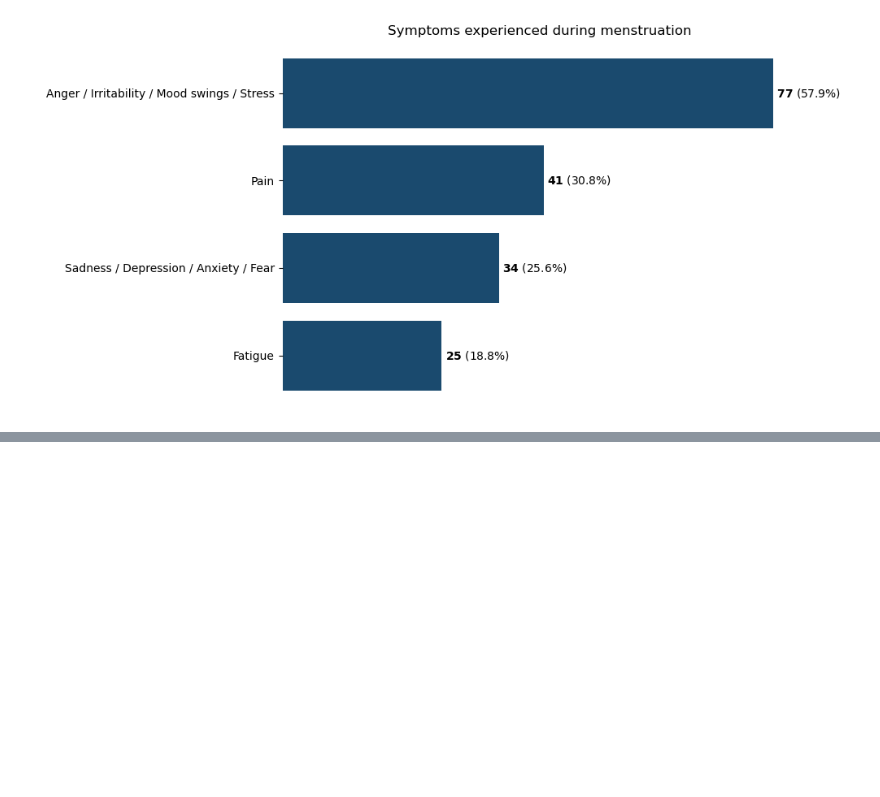
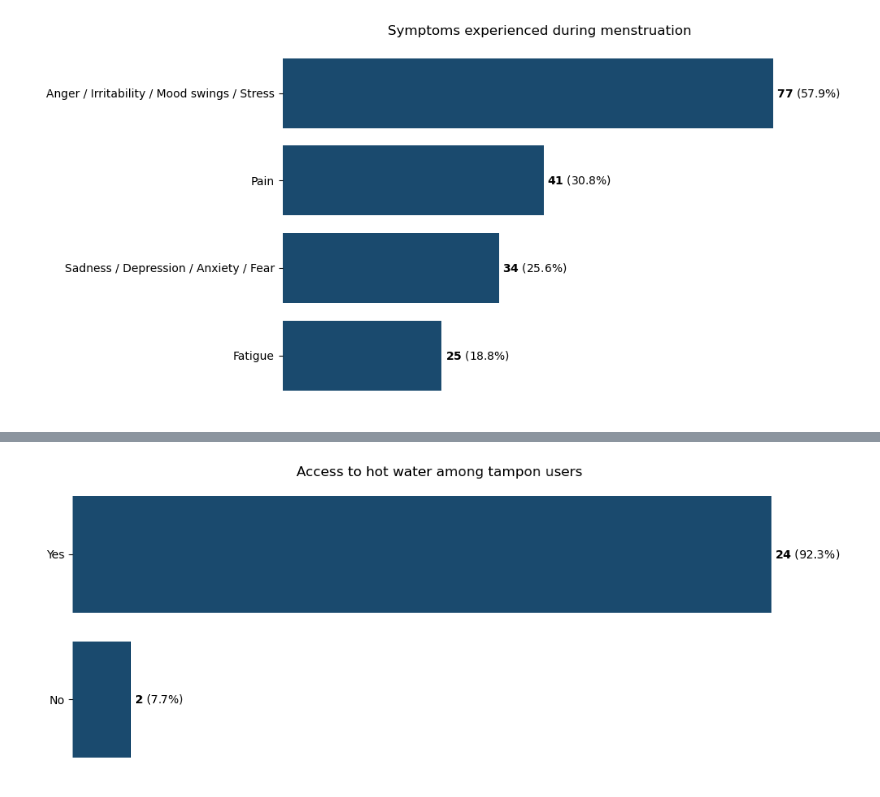
Before and after one commit to hovancas/Bardejov-research, a Jupyter notebook: bardejov_data.ipynb, the cells around one changed output, grey strips where cells are left out. Cells and saved outputs as stored; diff of their text form; code cells hidden in the pictures; blank space fills up the shorter version.

```diff
--- a/bardejov_data.ipynb
+++ b/bardejov_data.ipynb
@@ -487,0 +511,29 @@ plt.show()
+# %%
+## Number of respondents who use tampons but have limited access to hot water
+tampon_users = pre_data[pre_data['Používané porteby: Tampóny'] == 1]
+
+# Count hot water access among tampon users
+hot_water_counts = tampon_users['Prístup k teplej vode'].map(answer_map).value_counts()
+
+# Reorder
+order = ["Don't want to answer", 'No', 'Yes']
+hot_water_counts = hot_water_counts.reindex([x for x in order if x in hot_water_counts.index])
+
+# Plot
+fig, ax = plt.subplots(figsize=(10, 4))
+bars = ax.barh(hot_water_counts.index, hot_water_counts.values, color='#1a4a6e')
+
+# Add numbers with percentages (number in bold)
+total_tampon = len(tampon_users)
+ax.bar_label(bars, padding=3, labels=[f'$\\mathbf{{{v}}}$ ({v/total_tampon*100:.1f}%)' for v in hot_water_counts.values])
+
+ax.xaxis.set_visible(False)
+for spine in ax.spines.values():
+    spine.set_visible(False)
+
+ax.set_title(f'Access to hot water among tampon users')
+
+plt.tight_layout()
+plt.show()
+# %% [output]
+[figure, added]
```
Also changed, not shown: parts of 5 cells of this notebook.
